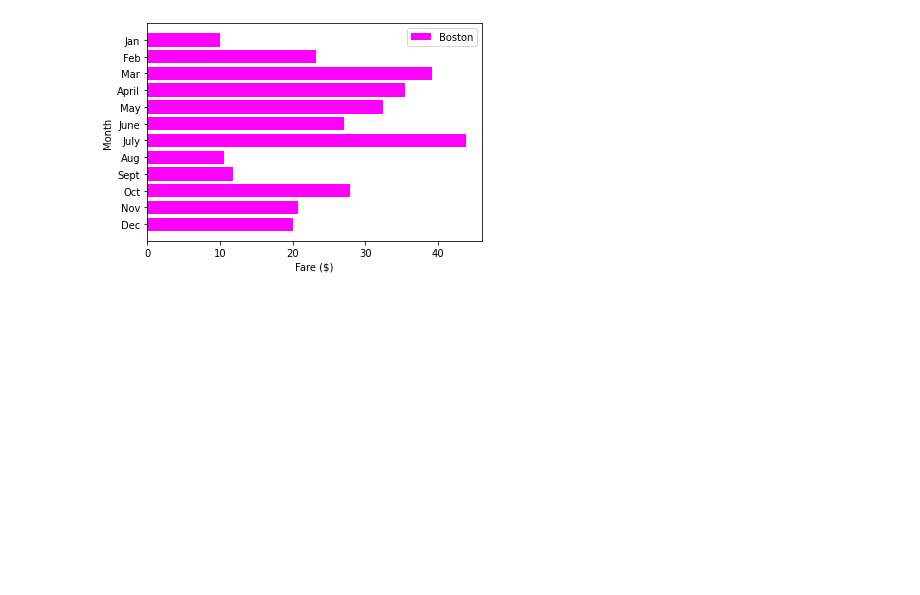
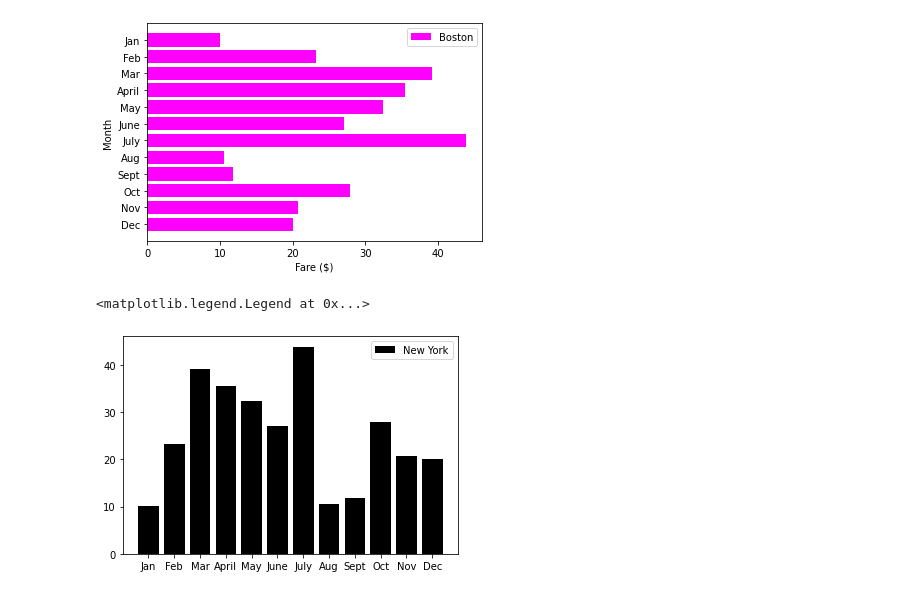
Before and after one commit to david-garza/PyBer_Analysis, a Jupyter notebook: matplotlib_practice.ipynb, the cells around one changed output. Saved outputs shown, nothing was run; the diff lists cells and outputs as text; code cells hidden in the pictures; blank space fills up the shorter version.

Commit message:
Bar charts using Object Orientated

```diff
--- a/matplotlib_practice.ipynb
+++ b/matplotlib_practice.ipynb
@@ -114,3 +114,11 @@ plt.ylabel("Month")
 # %% [output]
 Text(0, 0.5, 'Month')
 [figure]
+# %%
+# Object-oriented interface method to create a bar chart with skill drill
+fig, ax = plt.subplots()
+ax.bar(x_axis, y_axis, color="k",label="New York")
+ax.legend()
+# %% [output]
+<matplotlib.legend.Legend at 0x...>
+[figure, added]
```
Also changed, not shown: parts of 2 cells of this notebook.
